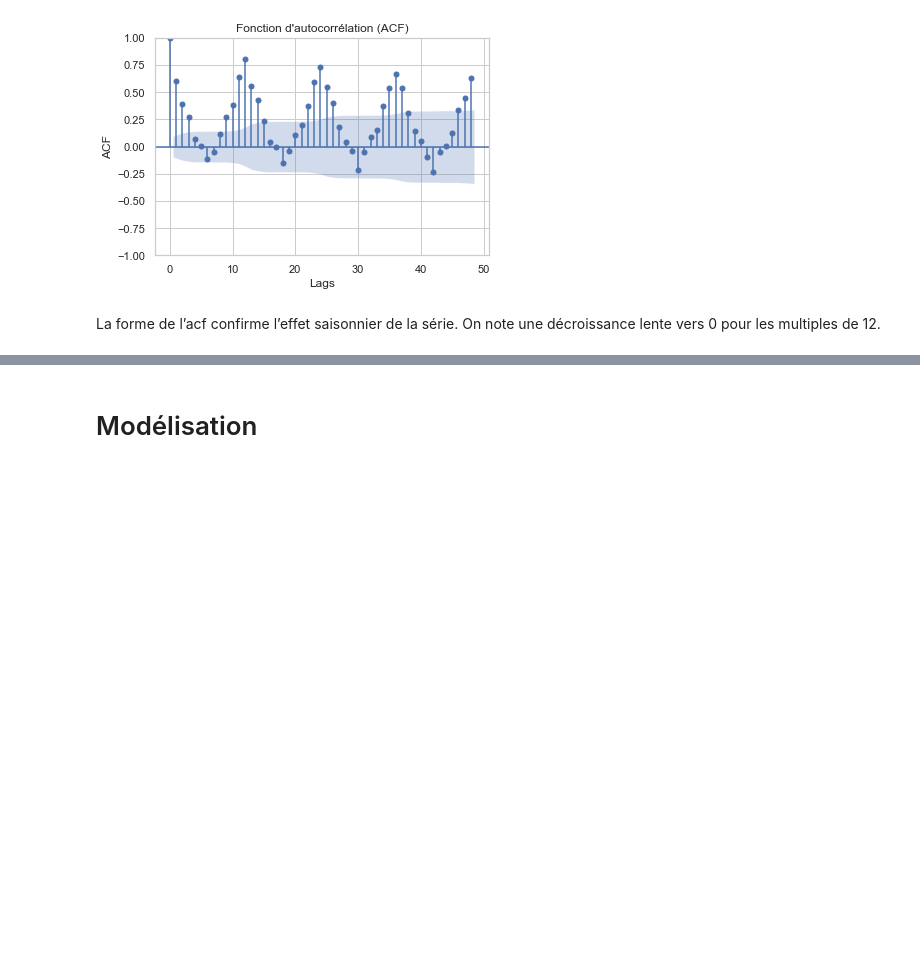
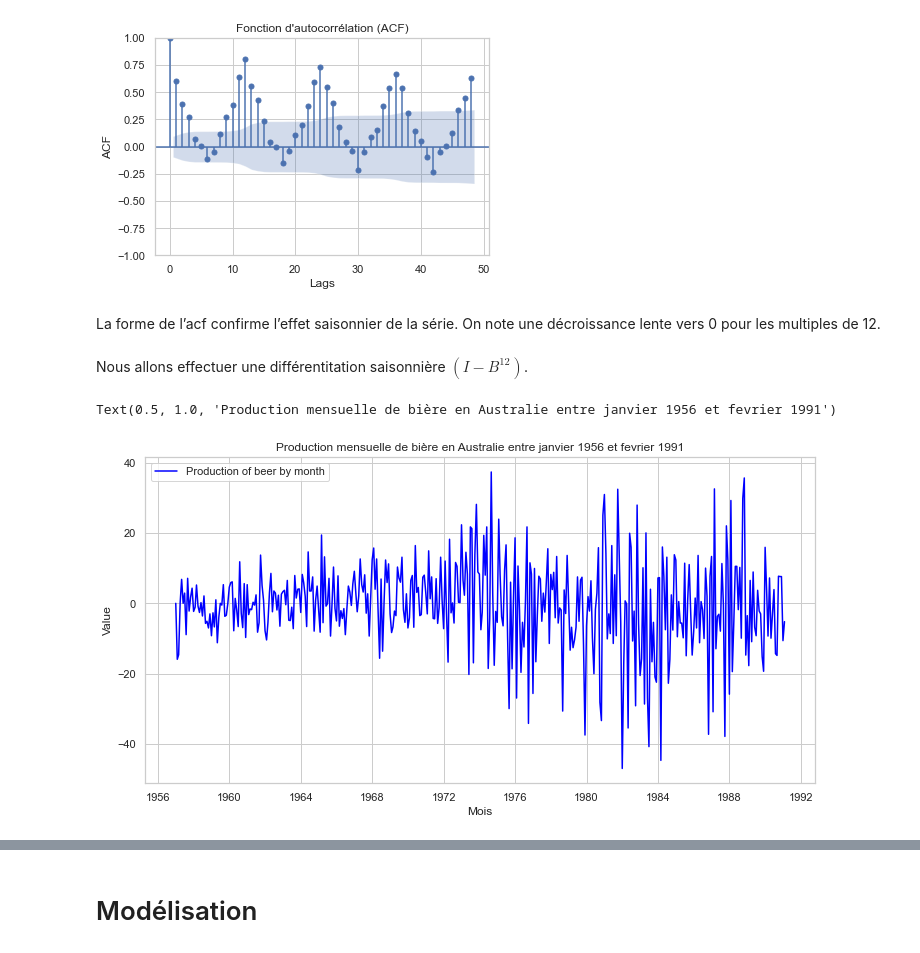
Before and after one commit to Baabel001/Modele-SARIMA, a Jupyter notebook: modele.ipynb, the cells around one changed output, grey strips where cells are left out. Saved outputs shown, nothing was run; the diff lists cells and outputs as text; code cells hidden in the pictures; blank space fills up the shorter version.

Commit message:
Saisonnality

```diff
--- a/modele.ipynb
+++ b/modele.ipynb
@@ -164,3 +151,23 @@ plt.show()
 [figure]
 # %% [markdown]
 La forme de l’acf confirme l’effet saisonnier de la série. On note une décroissance lente vers 0 pour les multiples de 12.
+# %% [markdown]
+Nous allons effectuer une différentitation saisonnière $(I-B^{12})$.
+# %%
+y = data.notrend
+y_diff_12 = y - y.shift(12)
+data['no_saisonnality'] = y_diff_12
+# %%
+# Assuming df is your DataFrame
+sns.set(style="whitegrid") # Setting the style to whitegrid for a clean background
+
+plt.figure(figsize=(12, 6)) # Setting the figure size
+sns.lineplot(data=data, x='month', y='no_saisonnality', label='Production of beer by month', color='blue')
+
+# Adding labels and title
+plt.xlabel('Mois')
+plt.ylabel('Value')
+plt.title('Production mensuelle de bière en Australie entre janvier 1956 et fevrier 1991')
+# %% [output]
+Text(0.5, 1.0, 'Production mensuelle de bière en Australie entre janvier 1956 et fevrier 1991')
+[figure, added]
```
Also changed, not shown: parts of 11 cells of this notebook.
